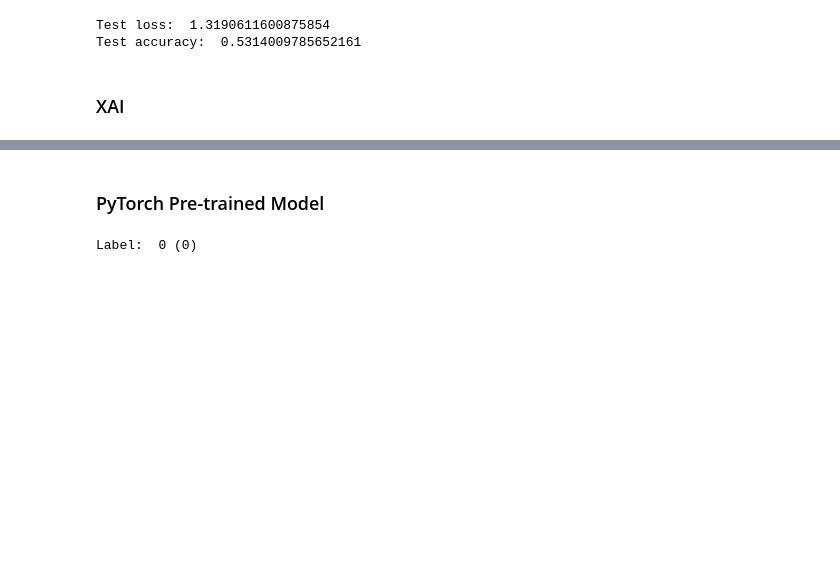
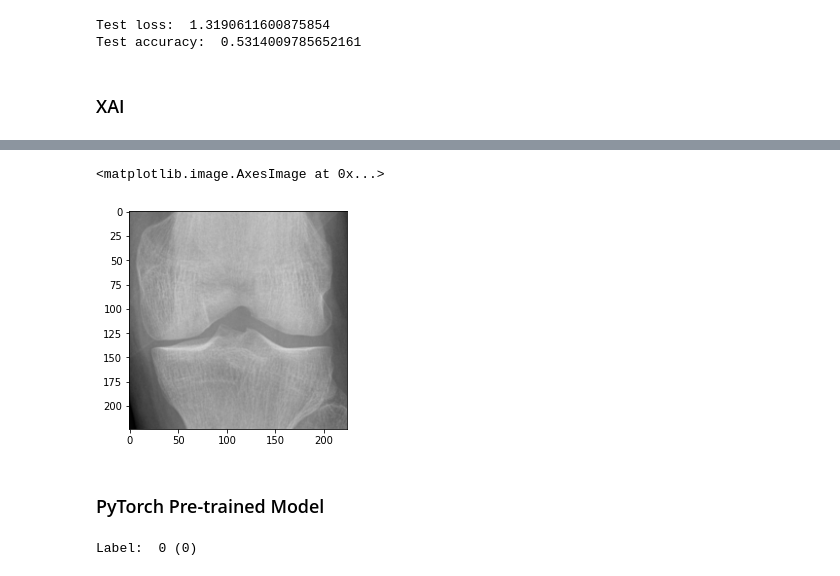
Before and after one commit to jah377/XAI_ImageClassification, a Jupyter notebook: model_test.ipynb, the cells around one changed output, grey strips where cells are left out. Saved outputs shown, nothing was run; the diff lists cells and outputs as text; code cells hidden in the pictures; blank space fills up the shorter version.

```diff
--- a/model_test.ipynb
+++ b/model_test.ipynb
@@ -214,3 +273,8 @@ explanation = explainer.explain_instance(images[0].astype('double'), model.predi
+# %%
+plt.imshow(l[0].astype("uint8"))
+# %% [output]
+<matplotlib.image.AxesImage at 0x...>
+[figure, added]
 # %% [markdown]
 ### PyTorch Pre-trained Model
 # %%
```
Also changed, not shown: parts of 15 cells of this notebook.
